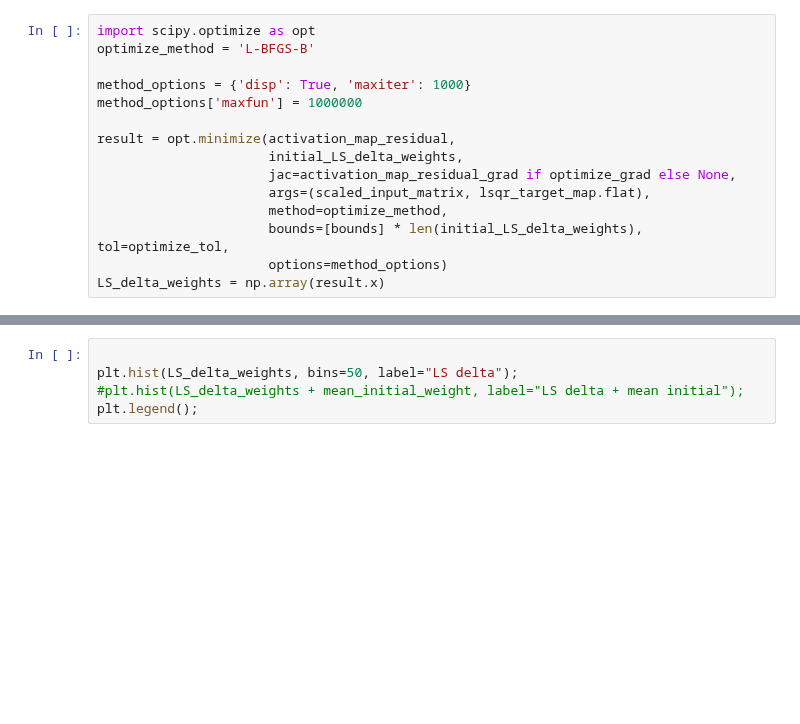
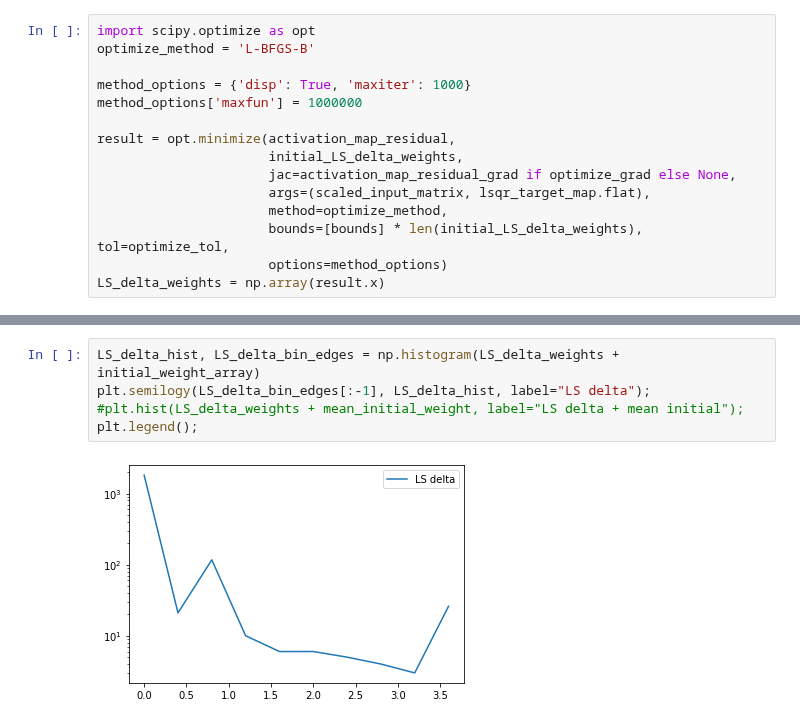
Before and after one commit to soltesz-lab/dentate, a Jupyter notebook: notebooks/Generation of Structured Weights.ipynb, the cells around one changed output, grey strips where cells are left out. Cells and saved outputs as stored; diff of their text form; blank space fills up the shorter version.

```diff
--- a/notebooks/Generation of Structured Weights.ipynb
+++ b/notebooks/Generation of Structured Weights.ipynb
@@ -585,5 +452,7 @@ plt.legend();
 # %%
-
-plt.hist(LS_delta_weights, bins=50, label="LS delta");
+LS_delta_hist, LS_delta_bin_edges = np.histogram(LS_delta_weights + initial_weight_array)
+plt.semilogy(LS_delta_bin_edges[:-1], LS_delta_hist, label="LS delta");
 #plt.hist(LS_delta_weights + mean_initial_weight, label="LS delta + mean initial");
 plt.legend();
+# %% [output]
+[figure, added]
```
Also changed, not shown: parts of 6 cells of this notebook.
